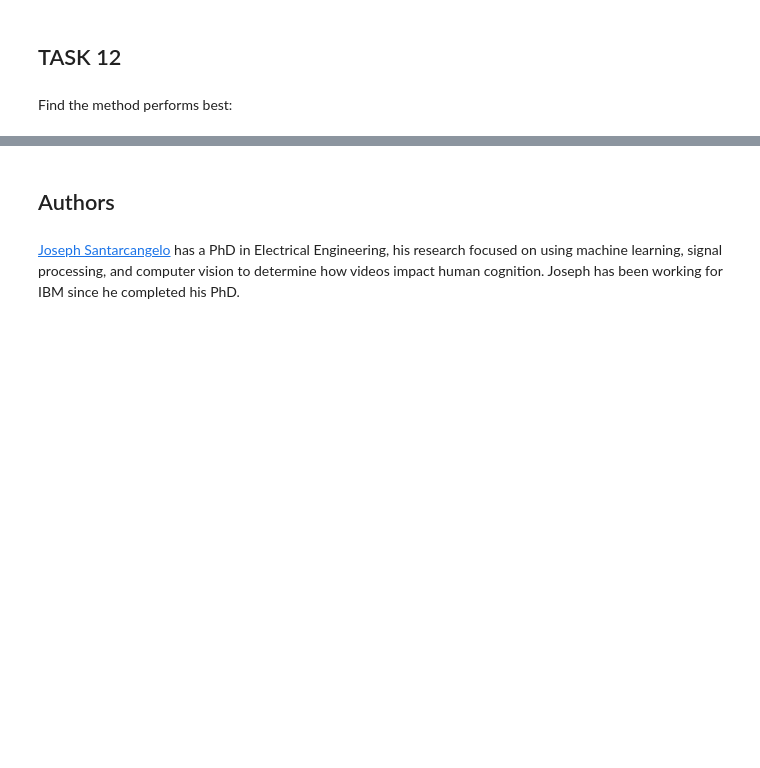
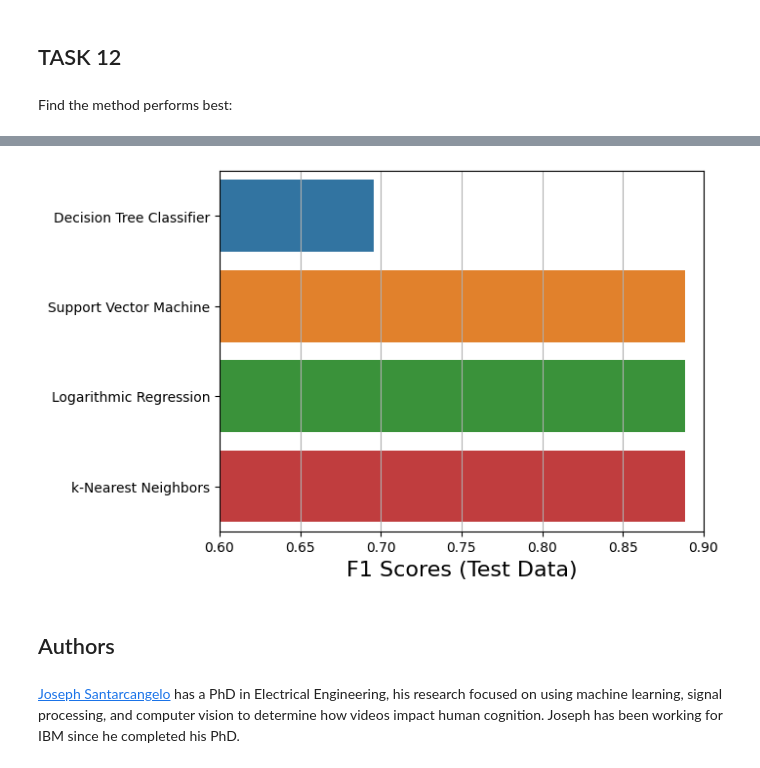
Before and after one commit to renjiths66/Applied-Data-Science-Capstone-FInal-, a Jupyter notebook: SpaceX_Machine Learning Prediction_Part_5.ipynb, the cells around one changed output, grey strips where cells are left out. Drawn from its saved outputs; the diff is of its cells as text; code cells hidden in the pictures; blank space fills up the shorter version.

```diff
--- a/SpaceX_Machine Learning Prediction_Part_5.ipynb
+++ b/SpaceX_Machine Learning Prediction_Part_5.ipynb
@@ -364,3 +401,13 @@ scores
+# %%
+sns.barplot(x="F1 Scores (Test)",y="Model", data=scores_df)
+plt.xlabel("F1 Scores (Test Data)",fontsize=16)
+plt.ylabel(None)
+plt.xlim(0.6,0.9)
+plt.grid(visible=True,axis='x')
+plt.savefig("plt-ModelAccuracty-F1scores.png", dpi=200, format='png', transparent=True, bbox_inches="tight")
+plt.show()
+# %% [output]
+[figure, added]
 # %% [markdown]
 ## Authors
 # %% [markdown]
```
Also changed, not shown: parts of 21 cells of this notebook, 3 other files.
